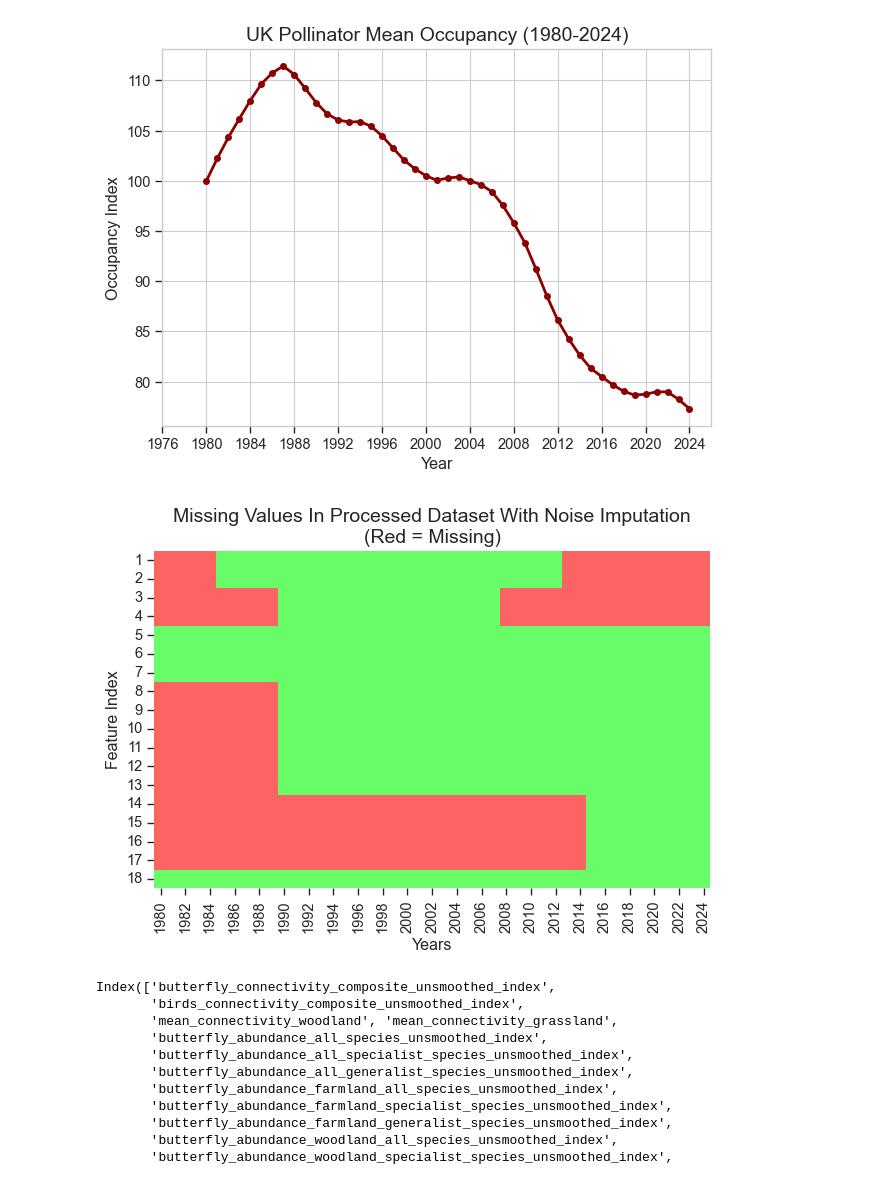
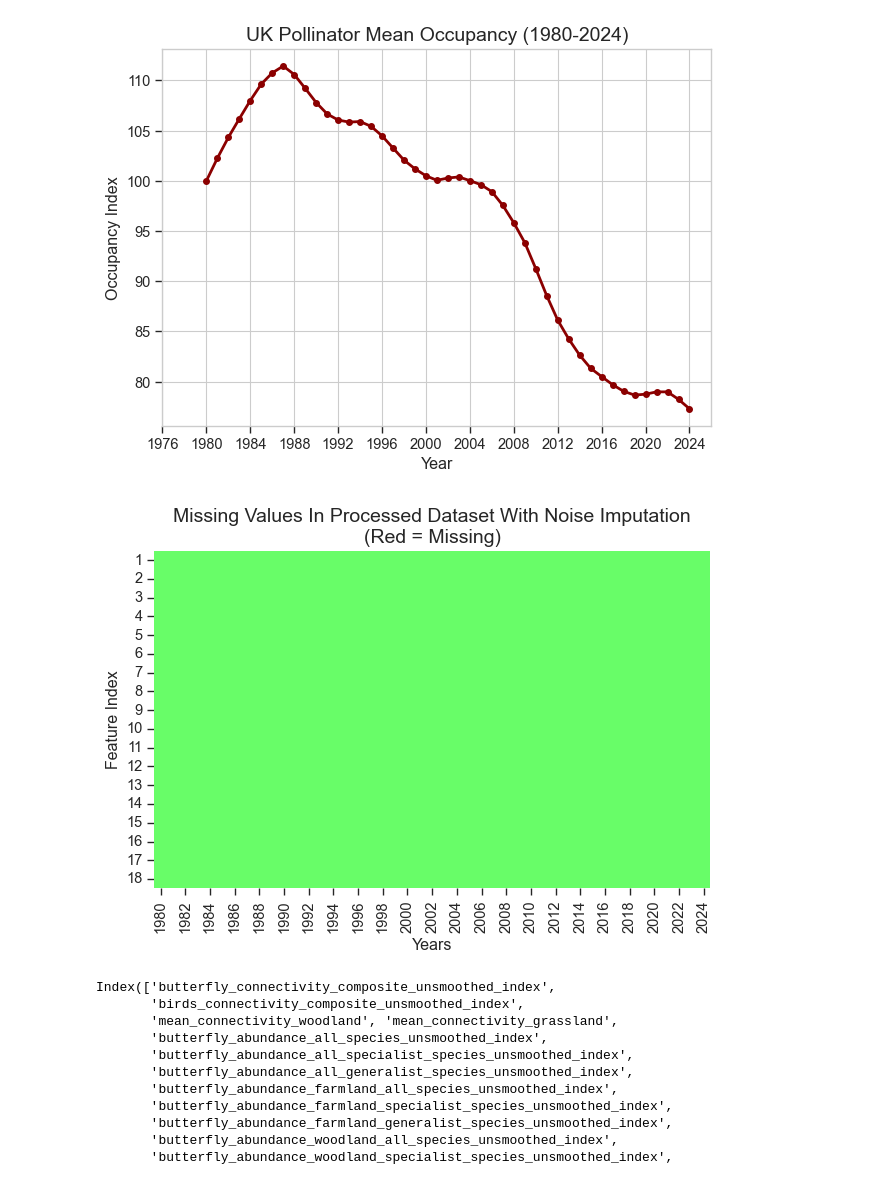
Before and after one commit to york-sizzle/aai_summative, a Jupyter notebook: visualisations.ipynb, the cells around one changed output. Cells and saved outputs as stored; diff of their text form; code cells hidden in the pictures.

```diff
--- a/visualisations.ipynb
+++ b/visualisations.ipynb
@@ -22,26 +22,26 @@ plt.show()
 # %% [output]
 [figure]
 # %%
-df_imputed = pd.read_excel("processed_data/noise_imputed_data.xlsx")
+df_imputed = pd.read_excel("processed_data/fully_noise_imputed_data.xlsx")
 
 fig = plt.figure()
 # 1. Missing Data Heatmap (Visualizing the 'Alignment' problem)
 red_green_cmap = sns.color_palette(["#68fd68", "#fc6363"])  # Red for missing, Green for present
 x_index_labels = range(1,df_imputed.shape[1])
 x_labels = df_imputed.columns
 
 missing_data = df_imputed.set_index("Year")
 
 g = sns.heatmap(missing_data.isna().T, cbar=False, cmap=red_green_cmap, xticklabels="auto")
 g.set_yticklabels(x_index_labels, rotation=0)
 plt.title('Missing Values In Processed Dataset With Noise Imputation\n(Red = Missing)', fontsize=14)
 plt.ylabel('Feature Index')
 plt.xlabel('Years')
 plt.tight_layout()
 plt.savefig('figures/eda_missing_data_heatmap_processed_with_noise.png', dpi=300)
 plt.show()
 # %% [output]
-[figure, old version]
+[figure, new version]
 # %%
 missing_data.columns
 # %% [output]
```
Also changed, not shown: 9 other files.
